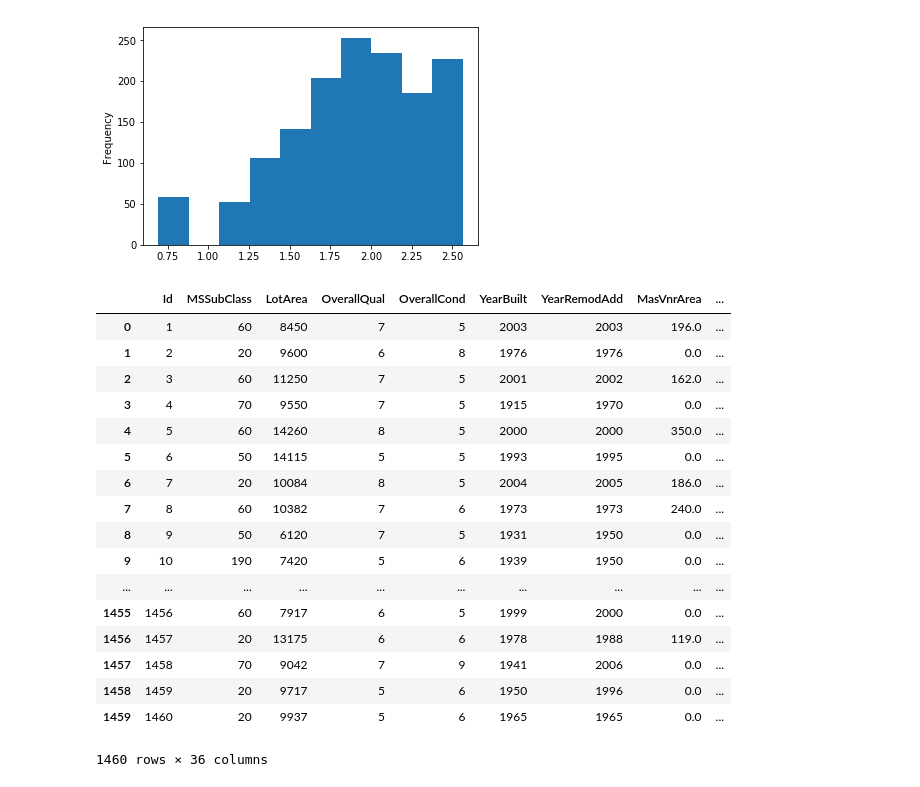
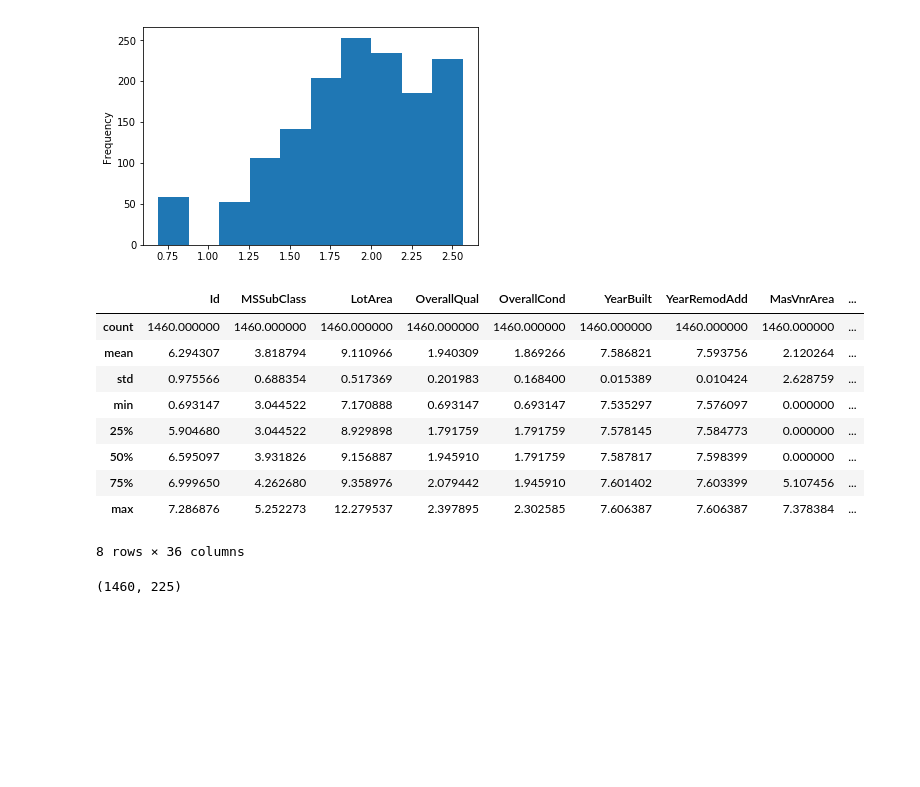
Before and after one commit to justinthe/kaggle_house_price, a Jupyter notebook: notebook/eda_1.ipynb, the cells around one changed output. Saved outputs shown, nothing was run; the diff lists cells and outputs as text; code cells hidden in the pictures; blank space fills up the shorter version.

```diff
--- a/notebook/eda_1.ipynb
+++ b/notebook/eda_1.ipynb
@@ -308,23 +308,19 @@ np.log1p(all_num['MoSold']).plot.hist()
 [figure]
 # %%
 # Log transform skewed numeric features - do we really need this?
-all_num
+skew_list_index = (all_num.skew() > 0.75).index.values
-# %% [output]
-|  | Id | MSSubClass | LotArea | OverallQual | OverallCond | YearBuilt | YearRemodAdd | MasVnrArea | ... |
-| 0 | 1 | 60 | 8450 | 7 | 5 | 2003 | 2003 | 196.0 | ... |
-| 1 | 2 | 20 | 9600 | 6 | 8 | 1976 | 1976 | 0.0 | ... |
-| 2 | 3 | 60 | 11250 | 7 | 5 | 2001 | 2002 | 162.0 | ... |
-| 3 | 4 | 70 | 9550 | 7 | 5 | 1915 | 1970 | 0.0 | ... |
-| 4 | 5 | 60 | 14260 | 8 | 5 | 2000 | 2000 | 350.0 | ... |
-| 5 | 6 | 50 | 14115 | 5 | 5 | 1993 | 1995 | 0.0 | ... |
-| 6 | 7 | 20 | 10084 | 8 | 5 | 2004 | 2005 | 186.0 | ... |
-| 7 | 8 | 60 | 10382 | 7 | 6 | 1973 | 1973 | 240.0 | ... |
-| 8 | 9 | 50 | 6120 | 7 | 5 | 1931 | 1950 | 0.0 | ... |
-| 9 | 10 | 190 | 7420 | 5 | 6 | 1939 | 1950 | 0.0 | ... |
-| ... | ... | ... | ... | ... | ... | ... | ... | ... | ... |
-| 1455 | 1456 | 60 | 7917 | 6 | 5 | 1999 | 2000 | 0.0 | ... |
-| 1456 | 1457 | 20 | 13175 | 6 | 6 | 1978 | 1988 | 119.0 | ... |
-| 1457 | 1458 | 70 | 9042 | 7 | 9 | 1941 | 2006 | 0.0 | ... |
-| 1458 | 1459 | 20 | 9717 | 5 | 6 | 1950 | 1996 | 0.0 | ... |
-| 1459 | 1460 | 20 | 9937 | 5 | 6 | 1965 | 1965 | 0.0 | ... |
-1460 rows × 36 columns
+# %%
+train[skew_list_index] = np.log1p(train[skew_list_index])
+# %%
+train.describe()
+# %% [output]
+|  | Id | MSSubClass | LotArea | OverallQual | OverallCond | YearBuilt | YearRemodAdd | MasVnrArea | ... |
+| count | 1460.000000 | 1460.000000 | 1460.000000 | 1460.000000 | 1460.000000 | 1460.000000 | 1460.000000 | 1460.000000 | ... |
+| mean | 6.294307 | 3.818794 | 9.110966 | 1.940309 | 1.869266 | 7.586821 | 7.593756 | 2.120264 | ... |
+| std | 0.975566 | 0.688354 | 0.517369 | 0.201983 | 0.168400 | 0.015389 | 0.010424 | 2.628759 | ... |
+| min | 0.693147 | 3.044522 | 7.170888 | 0.693147 | 0.693147 | 7.535297 | 7.576097 | 0.000000 | ... |
+| 25% | 5.904680 | 3.044522 | 8.929898 | 1.791759 | 1.791759 | 7.578145 | 7.584773 | 0.000000 | ... |
+| 50% | 6.595097 | 3.931826 | 9.156887 | 1.945910 | 1.791759 | 7.587817 | 7.598399 | 0.000000 | ... |
+| 75% | 6.999650 | 4.262680 | 9.358976 | 2.079442 | 1.945910 | 7.601402 | 7.603399 | 5.107456 | ... |
+| max | 7.286876 | 5.252273 | 12.279537 | 2.397895 | 2.302585 | 7.606387 | 7.606387 | 7.378384 | ... |
+8 rows × 36 columns
@@ -330,0 +329,4 @@ all_num
+# %%
+dummies.shape
+# %% [output]
+(1460, 225)
```
Also changed, not shown: parts of 2 cells of this notebook, 2 other files.
